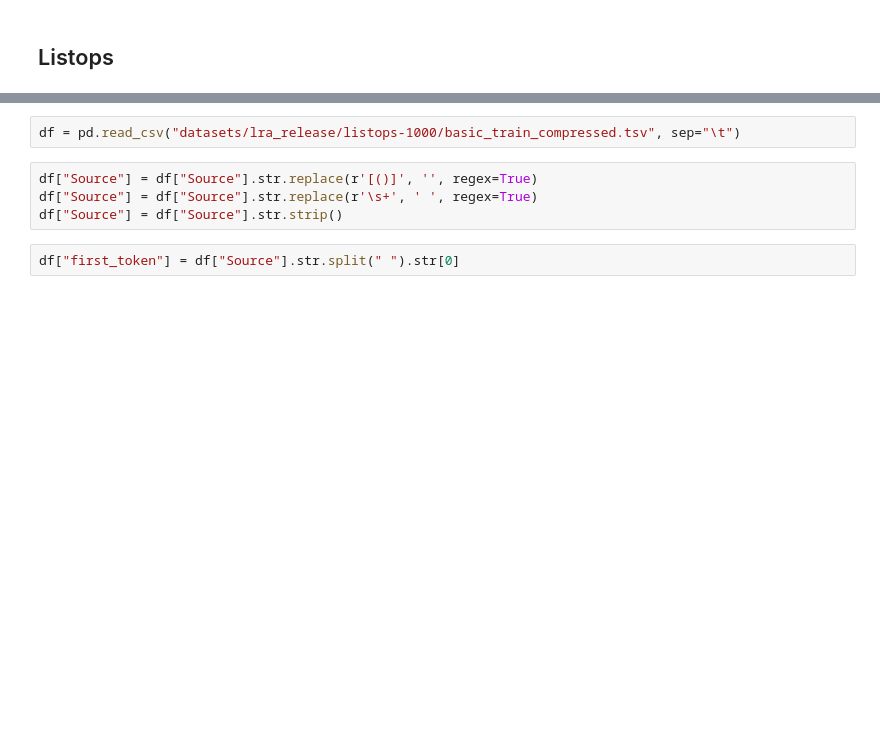
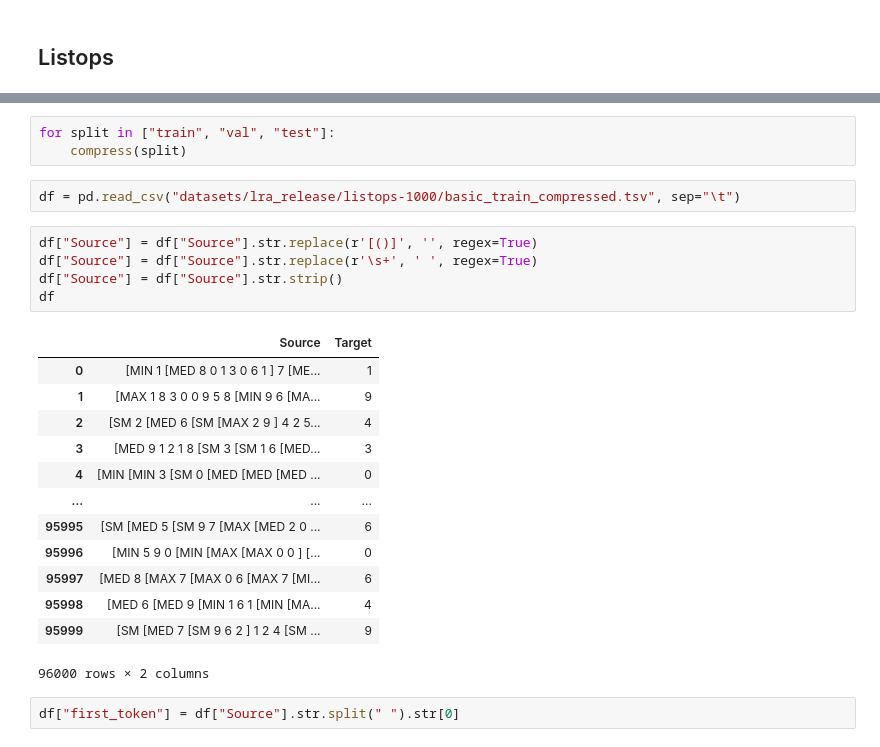
Before and after one commit to pablomiralles22/long-transformers, a Jupyter notebook: notebooks/playground_datasets.ipynb, the cells around one changed output, grey strips where cells are left out. Drawn from its saved outputs; the diff is of its cells as text; blank space fills up the shorter version.

```diff
--- a/notebooks/playground_datasets.ipynb
+++ b/notebooks/playground_datasets.ipynb
@@ -48,9 +60,27 @@ Transforming test...
+# %%
+for split in ["train", "val", "test"]:
+    compress(split)
 # %%
 df = pd.read_csv("datasets/lra_release/listops-1000/basic_train_compressed.tsv", sep="\t")
 # %%
 df["Source"] = df["Source"].str.replace(r'[()]', '', regex=True)
 df["Source"] = df["Source"].str.replace(r'\s+', ' ', regex=True)
 df["Source"] = df["Source"].str.strip()
+df
+# %% [output]
+|  | Source | Target |
+| 0 | [MIN 1 [MED 8 0 1 3 0 6 1 ] 7 [ME... | 1 |
+| 1 | [MAX 1 8 3 0 0 9 5 8 [MIN 9 6 [MA... | 9 |
+| 2 | [SM 2 [MED 6 [SM [MAX 2 9 ] 4 2 5... | 4 |
+| 3 | [MED 9 1 2 1 8 [SM 3 [SM 1 6 [MED... | 3 |
+| 4 | [MIN [MIN 3 [SM 0 [MED [MED [MED ... | 0 |
+| ... | ... | ... |
+| 95995 | [SM [MED 5 [SM 9 7 [MAX [MED 2 0 ... | 6 |
+| 95996 | [MIN 5 9 0 [MIN [MAX [MAX 0 0 ] [... | 0 |
+| 95997 | [MED 8 [MAX 7 [MAX 0 6 [MAX 7 [MI... | 6 |
+| 95998 | [MED 6 [MED 9 [MIN 1 6 1 [MIN [MA... | 4 |
+| 95999 | [SM [MED 7 [SM 9 6 2 ] 1 2 4 [SM ... | 9 |
+96000 rows × 2 columns
 # %%
 df["first_token"] = df["Source"].str.split(" ").str[0]
 # %% [markdown]
```
Also changed, not shown: parts of 3 cells of this notebook, 14 other files.
